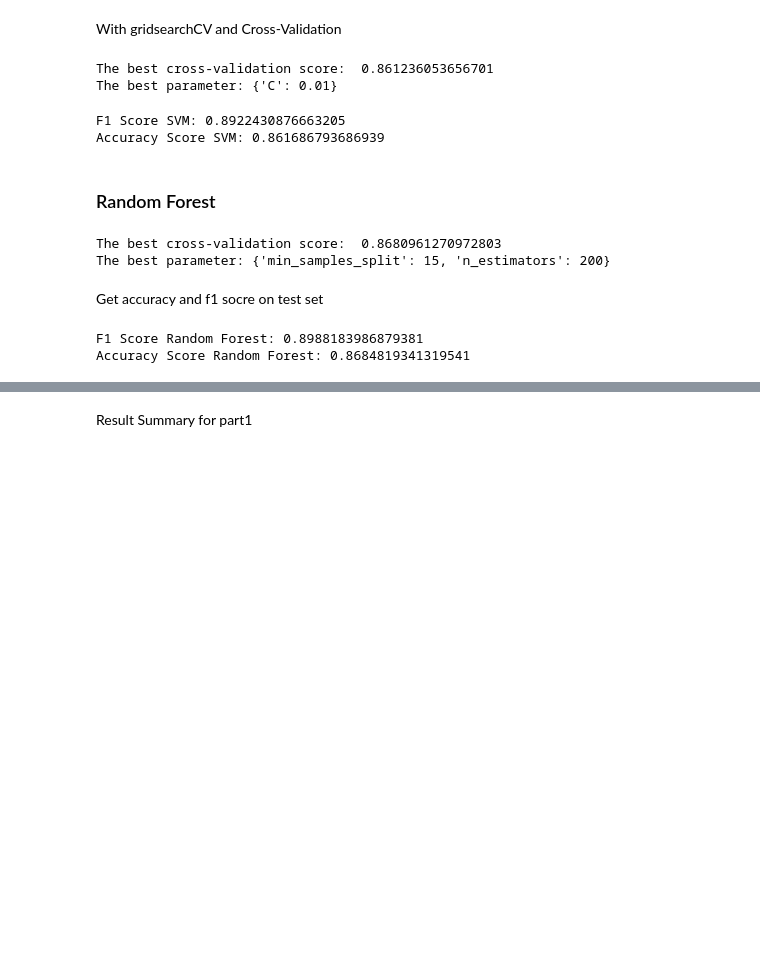
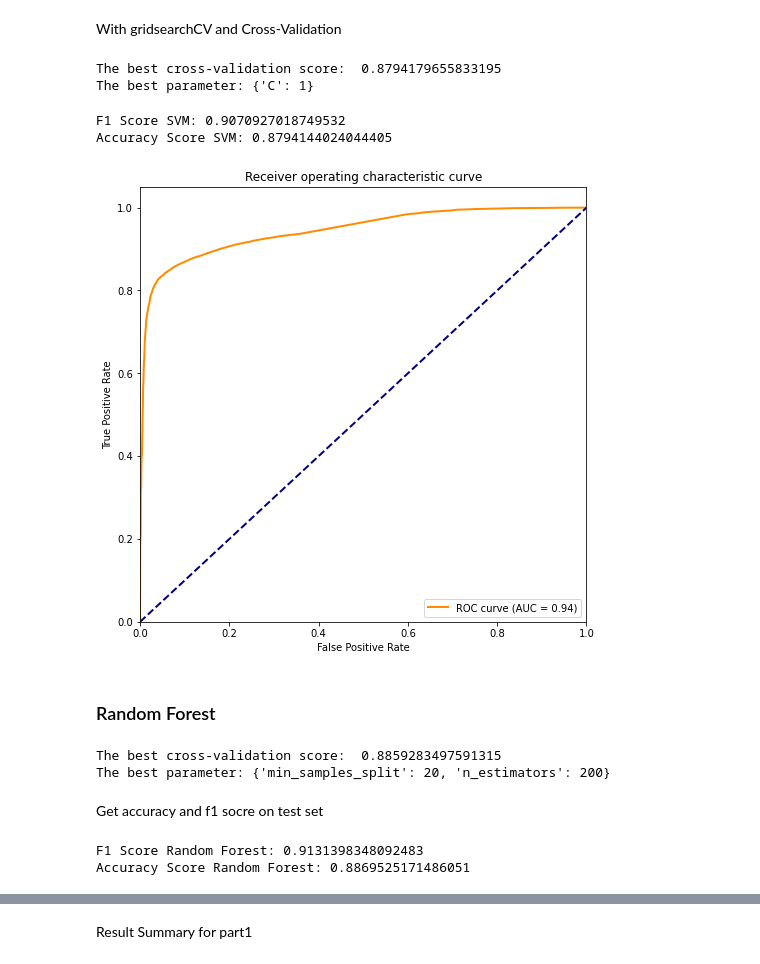
Before and after one commit to Nim-ah/MIE1624-Course-Project, a Jupyter notebook: 1624_Sentiment_Analysis.ipynb, the cells around one changed output, grey strips where cells are left out. Saved outputs shown, nothing was run; the diff lists cells and outputs as text; code cells hidden in the pictures; blank space fills up the shorter version.

```diff
--- a/1624_Sentiment_Analysis.ipynb
+++ b/1624_Sentiment_Analysis.ipynb
@@ -213,52 +277,64 @@ Accuracy Score NB: 0.856720648263666
 # %% [markdown]
 With gridsearchCV and Cross-Validation
 # %%
+#All the gridsearch cells should only be run once
+'''
 parameters = {'C':[0.001, 0.01, 0.1, 1, 10]}
 model = LinearSVC(random_state=0, tol=1e-5)
 cv = GridSearchCV(model, parameters, cv=5, n_jobs=-1)
-cv.fit(X_train, y_train)
+cv.fit(X_train_idf, y_train)
 
 print('The best cross-validation score: ',cv.best_score_)
 print('The best parameter:', cv.best_params_)
+'''
 # %% [output]
-The best cross-validation score:  0.861236053656701
-The best parameter: {'C': 0.01}
+The best cross-validation score:  0.8794179655833195
+The best parameter: {'C': 1}
 # %%
-bestSVMmodel = LinearSVC(random_state=0, tol=1e-5, C = 0.01)
-bestSVMmodel.fit(X_train, y_train)
-y_pred_SVM = bestSVMmodel.predict(X_test)
+#C = 1 was the best hyper parameter
+bestSVMmodel = LinearSVC(random_state=0, tol=1e-5, C = 1)
+bestSVMmodel.fit(X_train_idf, y_train)
+y_pred_SVM = bestSVMmodel.predict(X_test_idf)
 SVM_f1 = f1_score(y_test, y_pred_SVM)
 SVM_acc = accuracy_score(y_test, y_pred_SVM)
 print("F1 Score SVM:",SVM_f1)
 print("Accuracy Score SVM:",SVM_acc)
 # %% [output]
-F1 Score SVM: 0.8922430876663205
-Accuracy Score SVM: 0.861686793686939
+F1 Score SVM: 0.9070927018749532
+Accuracy Score SVM: 0.8794144024044405
+# %%
+y_test_prob_SVM = bestSVMmodel._predict_proba_lr(X_test_idf)
+plot_roc_curve(y_test, y_test_prob_SVM[:, 1])
+# %% [output]
+[figure, added]
 # %% [markdown]
 ### Random Forest
 # %%
-parameters = {'min_samples_split':[3, 5, 10, 15, 20],
-              'n_estimators':[10, 50, 100, 200]}
+'''
+parameters = {'min_samples_split':[ 10, 15, 20],
+              'n_estimators':[50, 100, 200]}
 
 model = RandomForestClassifier( random_state=0)
 cv = GridSearchCV(model, parameters, cv=5, n_jobs=-1)
-cv.fit(X_train, y_train)
+cv.fit(X_train_idf, y_train)
 
 print('The best cross-validation score: ',cv.best_score_)
 print('The best parameter:', cv.best_params_)
+'''
 # %% [output]
-The best cross-validation score:  0.8680961270972803
-The best parameter: {'min_samples_split': 15, 'n_estimators': 200}
+The best cross-validation score:  0.8859283497591315
+The best parameter: {'min_samples_split': 20, 'n_estimators': 200}
 # %% [markdown]
 Get accuracy and f1 socre on test set
 # %%
-bestRFmodel = RandomForestClassifier(min_samples_split = 15, n_estimators= 200, random_state=0)
-bestRFmodel.fit(X_train, y_train)
-y_pred_RF = bestRFmodel.predict(X_test)
+#Using min sample split = 20 and n estimators = 200
+bestRFmodel = RandomForestClassifier(min_samples_split = 20, n_estimators= 200, random_state=0)
+bestRFmodel.fit(X_train_idf, y_train)
+y_pred_RF = bestRFmodel.predict(X_test_idf)
 RF_f1 = f1_score(y_test, y_pred_RF)
 RF_acc = accuracy_score(y_test, y_pred_RF)
 print("F1 Score Random Forest:",RF_f1)
 print("Accuracy Score Random Forest:",RF_acc)
 # %% [output]
-F1 Score Random Forest: 0.8988183986879381
-Accuracy Score Random Forest: 0.8684819341319541
+F1 Score Random Forest: 0.9131398348092483
+Accuracy Score Random Forest: 0.8869525171486051
```
Also changed, not shown: parts of 45 cells of this notebook.
